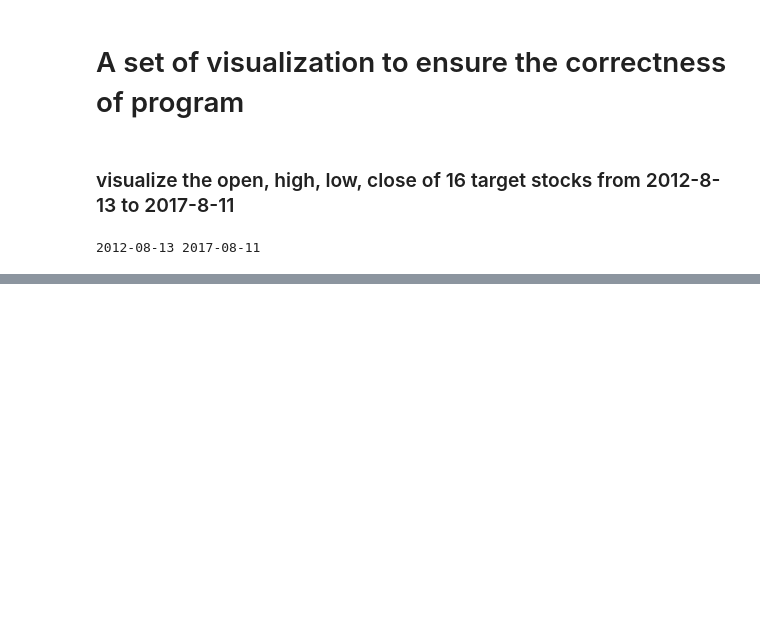
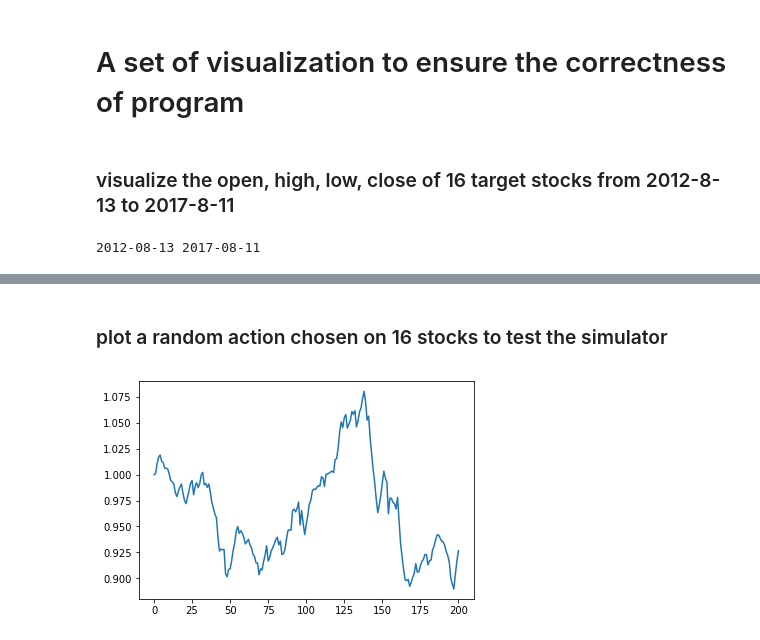
Before and after one commit to vermouth1992/drl-portfolio-management, a Jupyter notebook: src/data_visualization.ipynb, the cells around one changed output, grey strips where cells are left out. Saved outputs shown, nothing was run; the diff lists cells and outputs as text; code cells hidden in the pictures; blank space fills up the shorter version.

```diff
--- a/src/data_visualization.ipynb
+++ b/src/data_visualization.ipynb
@@ -12,7 +12,7 @@ import matplotlib.pyplot as plt
 ### visualize the open, high, low, close of 16 target stocks from 2012-8-13 to 2017-8-11
 # %%
 history, abbreviation = read_stock_history(filepath='utils/datasets/stocks_history_target.h5')
-history = history.transpose((0, 2, 1))
+history_T = history.transpose((0, 2, 1))
 # create x tick
 date_list = [index_to_date(i) for i in range(number_datetime)]
 x = range(number_datetime)
@@ -22,9 +22,9 @@ print date_list[0], date_list[-1]
 2012-08-13 2017-08-11
 # %%
 ### show 16 stock of open price
-for i in range(len(abbreviation)):
+for i in range(len(abbreviation) - 10):
     plt.figure(i)
-    plt.plot(x, history[i][1])  # open, high, low, close = [0, 1, 2, 3]
+    plt.plot(x, history_T[i][1])  # open, high, low, close = [0, 1, 2, 3]
     plt.xticks(x[::365], date_list[::365], rotation=30)
     plt.title(abbreviation[i])
     plt.show()
@@ -44,0 +38,2 @@ for i in range(len(abbreviation)):
+# %% [markdown]
+### plot a random action chosen on 16 stocks to test the simulator
@@ -44,0 +42,19 @@ for i in range(len(abbreviation)):
+# %%
+env = PortfolioEnv(history, abbreviation)
+# %%
+reward_lst = [0]
+total_reward = 0
+for i in range(200):
+    action = env.action_space.sample()
+    observation, reward, done, info = env._step(action)
+    total_reward += reward
+    reward_lst.append(total_reward)
+    if done:
+        break
+# %%
+profit = [np.exp(x * 1e3) for x in reward_lst]
+plt.figure()
+plt.plot(profit)
+plt.show()
+# %% [output]
+[figure, added]
```
Also changed, not shown: parts of 3 cells of this notebook, 1 other file.
